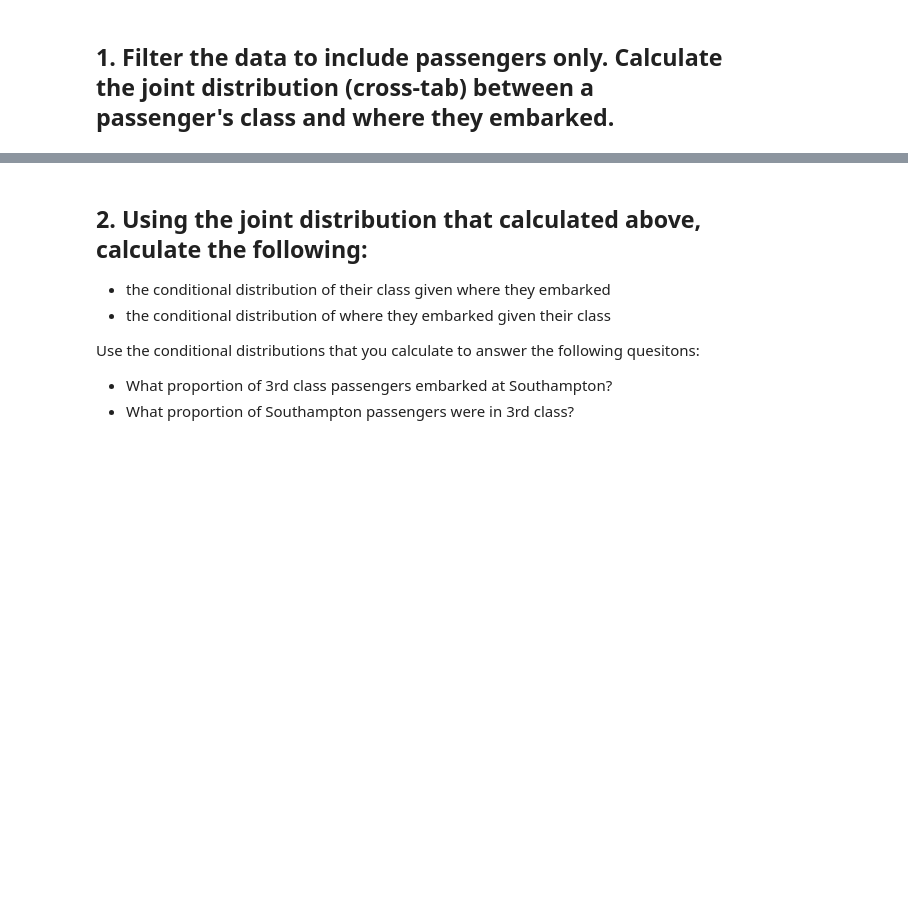
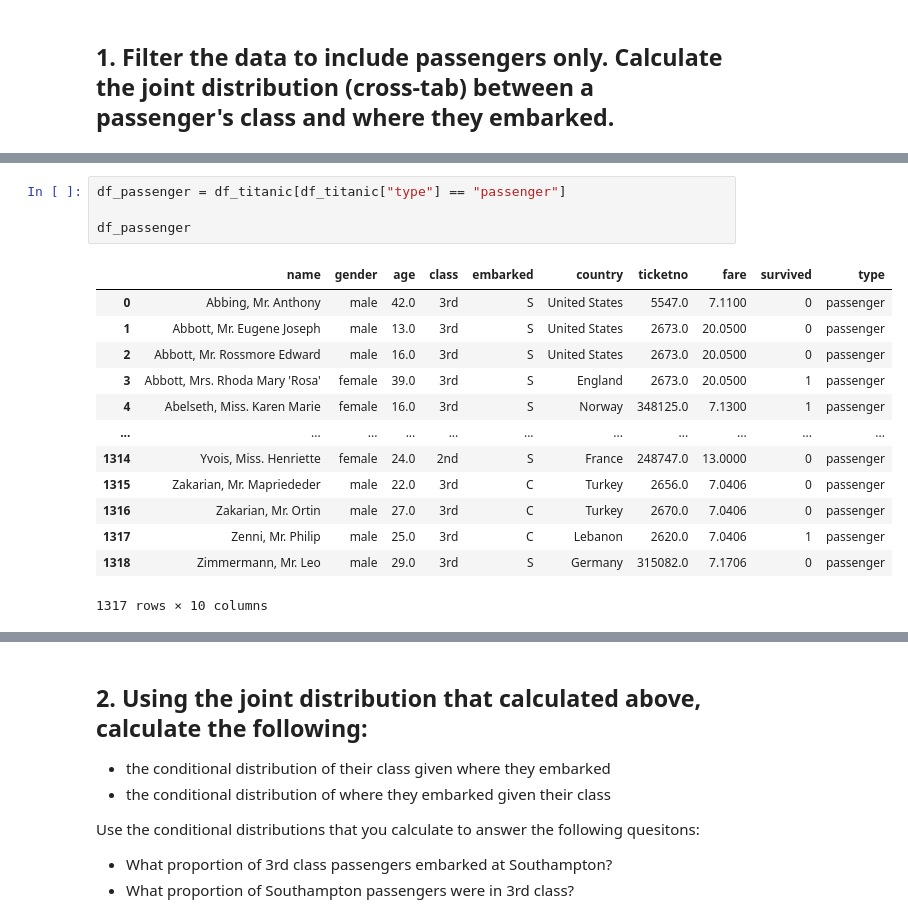
Before and after one commit to ulisesjcaroflores/Week2-GSB530F25, a Jupyter notebook: Titanic_Wrangling.ipynb, the cells around one changed output, grey strips where cells are left out. Cells and saved outputs as stored; diff of their text form; blank space fills up the shorter version.

```diff
--- a/Titanic_Wrangling.ipynb
+++ b/Titanic_Wrangling.ipynb
@@ -36,0 +60,18 @@ df_titanic.head(20)
+# %%
+df_passenger = df_titanic[df_titanic["type"] == "passenger"]
+
+df_passenger
+# %% [output]
+|  | name | gender | age | class | embarked | country | ticketno | fare | survived | type |
+| 0 | Abbing, Mr. Anthony | male | 42.0 | 3rd | S | United States | 5547.0 | 7.1100 | 0 | passenger |
+| 1 | Abbott, Mr. Eugene Joseph | male | 13.0 | 3rd | S | United States | 2673.0 | 20.0500 | 0 | passenger |
+| 2 | Abbott, Mr. Rossmore Edward | male | 16.0 | 3rd | S | United States | 2673.0 | 20.0500 | 0 | passenger |
+| 3 | Abbott, Mrs. Rhoda Mary 'Rosa' | female | 39.0 | 3rd | S | England | 2673.0 | 20.0500 | 1 | passenger |
+| 4 | Abelseth, Miss. Karen Marie | female | 16.0 | 3rd | S | Norway | 348125.0 | 7.1300 | 1 | passenger |
+| ... | ... | ... | ... | ... | ... | ... | ... | ... | ... | ... |
+| 1314 | Yvois, Miss. Henriette | female | 24.0 | 2nd | S | France | 248747.0 | 13.0000 | 0 | passenger |
+| 1315 | Zakarian, Mr. Mapriededer | male | 22.0 | 3rd | C | Turkey | 2656.0 | 7.0406 | 0 | passenger |
+| 1316 | Zakarian, Mr. Ortin | male | 27.0 | 3rd | C | Turkey | 2670.0 | 7.0406 | 0 | passenger |
+| 1317 | Zenni, Mr. Philip | male | 25.0 | 3rd | C | Lebanon | 2620.0 | 7.0406 | 1 | passenger |
+| 1318 | Zimmermann, Mr. Leo | male | 29.0 | 3rd | S | Germany | 315082.0 | 7.1706 | 0 | passenger |
+1317 rows × 10 columns
```
Also changed, not shown: parts of 11 cells of this notebook.
